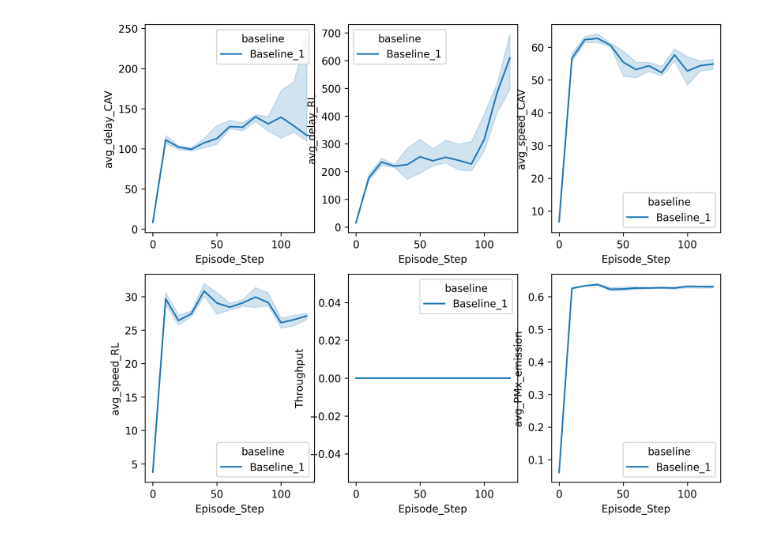
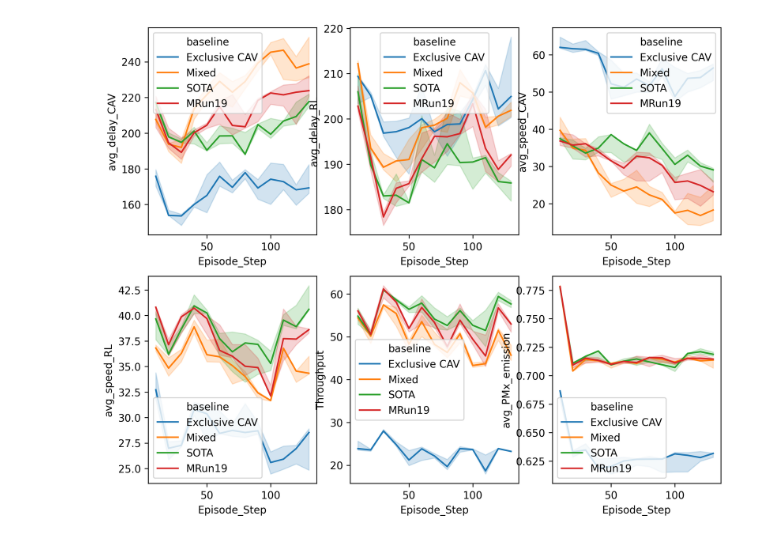
Before and after one commit to ethz-coss/fairlane, a Jupyter notebook: GeneratePlotsForPaper.ipynb, the cells around one changed output. Drawn from its saved outputs; the diff is of its cells as text; code cells hidden in the pictures.

```diff
--- a/GeneratePlotsForPaper.ipynb
+++ b/GeneratePlotsForPaper.ipynb
@@ -100,37 +100,37 @@ import pandas as pd
 import matplotlib.pyplot as plt
 import numpy as np
 import seaborn as sns
 
 mapping = {
-            'Baseline_1': 'results/Baseline1_Density1_CAV20',
-            # 'Baseline_2': 'results/Baseline_2',
-            # 'Model13': 'results/Model_Run13',
-            #  'Model_Run14' : 'results/Model_Run14',
+            'Exclusive CAV': 'results/Baseline1_Density1_CAV20',
+            'Mixed': 'results/Baseline2_Density1_CAV20',
+            'SOTA': 'results/Heuristic_Density1_CAV20',
+            'MRun19' : 'results/Run19_Density1_CAV20',
            }
 
 
 keys_to_plot = [
     'avg_delay_CAV', 'avg_delay_RL', 'avg_speed_CAV','avg_speed_RL','Throughput','avg_PMx_emission'
 ]
 
 fig, axes = plt.subplots(2,3, figsize=(10,8), dpi=300)
 axes = axes.flatten()
 
 data = []
 for i, (label, _filename) in enumerate(mapping.items()):
     filename = f'{_filename}.csv'
     df = pd.read_csv(filename)
     df['baseline'] = label
     df['seed'] = range(len(df))
     data.append(df)
     super_df = pd.concat(data).reset_index()
     # agg = df.groupby('Episode_Step').mean()
 for j, key in enumerate(keys_to_plot):
     sns.lineplot(data=super_df, hue='baseline', x="Episode_Step", estimator='median', errorbar=('pi', 50), y=key,ax=axes[j])
 
 
 # axes[2].legend()
 # %% [output]
-[figure, old version]
+[figure, new version]
 # %%
 super_df
```
Also changed, not shown: 2 other files.
